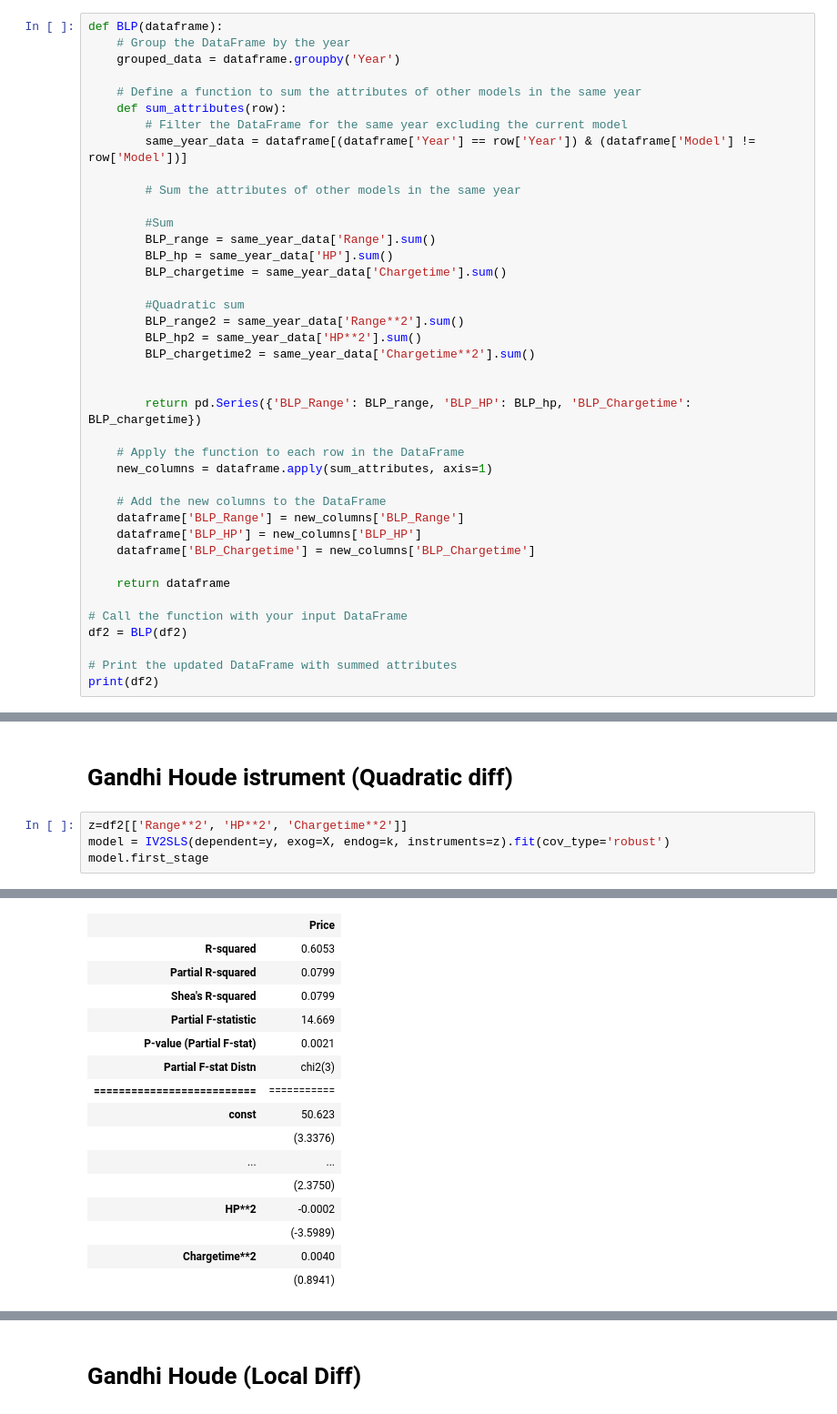
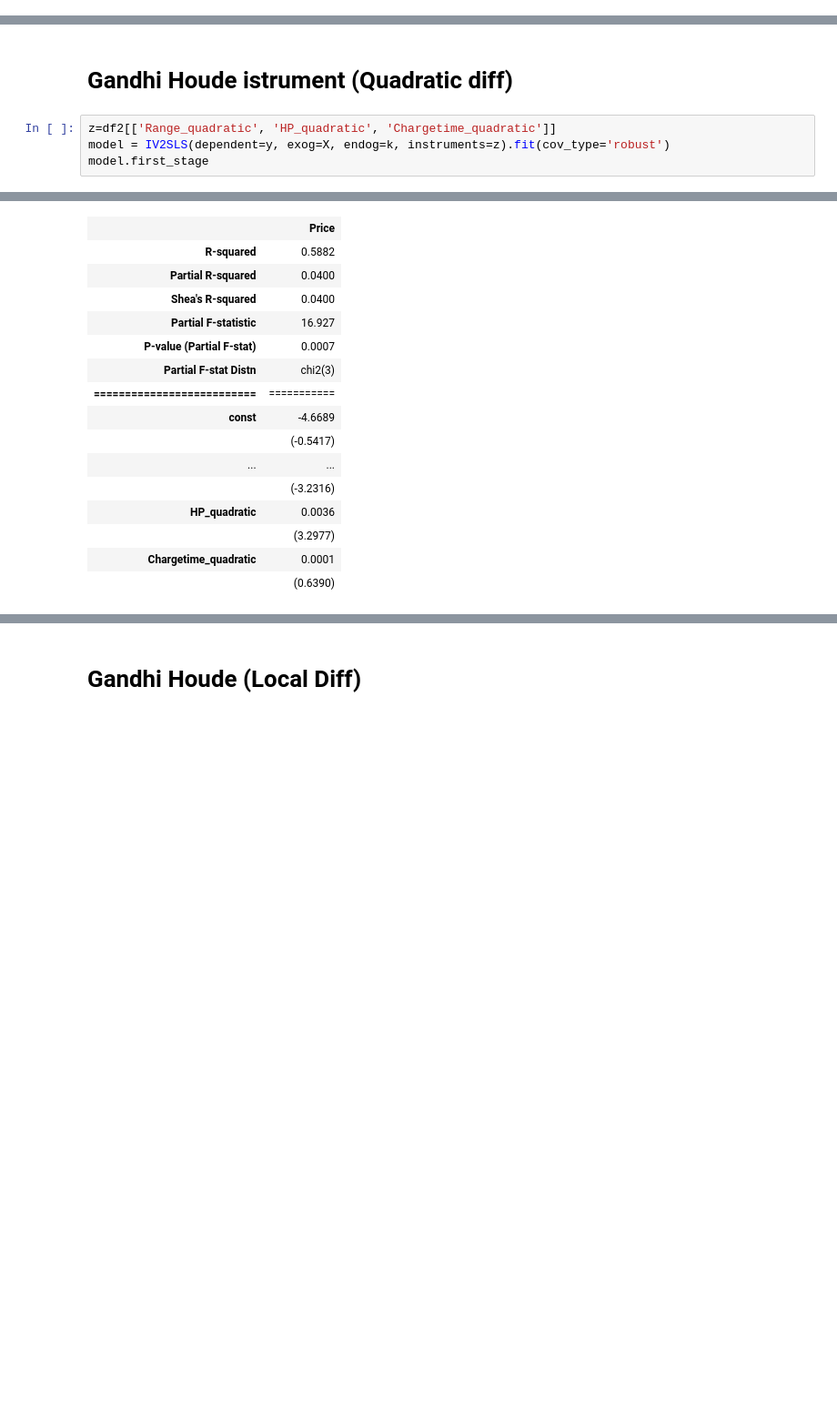
Before and after one commit to Mikkelbos/Bachelor, a Jupyter notebook: BLP.ipynb, the cells around one changed output, grey strips where cells are left out. Shown at 91% size. Drawn from its saved outputs; the diff is of its cells as text; blank space fills up the shorter version.

```diff
--- a/BLP.ipynb
+++ b/BLP.ipynb
@@ -104,43 +105,3 @@ See the caveats in the documentation: https://pandas.pydata.org/pandas-docs/stab
 # %%
 # Copy the dataframe
 df2 = data.copy()
-# %%
-def BLP(dataframe):
-    # Group the DataFrame by the year
-    grouped_data = dataframe.groupby('Year')
-
-    # Define a function to sum the attributes of other models in the same year
-    def sum_attributes(row):
-        # Filter the DataFrame for the same year excluding the current model
-        same_year_data = dataframe[(dataframe['Year'] == row['Year']) & (dataframe['Model'] != row['Model'])]
-
-        # Sum the attributes of other models in the same year
-
-        #Sum
-        BLP_range = same_year_data['Range'].sum()
-        BLP_hp = same_year_data['HP'].sum()
-        BLP_chargetime = same_year_data['Chargetime'].sum()
-
-        #Quadratic sum
-        BLP_range2 = same_year_data['Range**2'].sum()
-        BLP_hp2 = same_year_data['HP**2'].sum()
-        BLP_chargetime2 = same_year_data['Chargetime**2'].sum()
-
-
-        return pd.Series({'BLP_Range': BLP_range, 'BLP_HP': BLP_hp, 'BLP_Chargetime': BLP_chargetime})
-
-    # Apply the function to each row in the DataFrame
-    new_columns = dataframe.apply(sum_attributes, axis=1)
-
-    # Add the new columns to the DataFrame
-    dataframe['BLP_Range'] = new_columns['BLP_Range']
-    dataframe['BLP_HP'] = new_columns['BLP_HP']
-    dataframe['BLP_Chargetime'] = new_columns['BLP_Chargetime']
-
-    return dataframe
-
-# Call the function with your input DataFrame
-df2 = BLP(df2)
-
-# Print the updated DataFrame with summed attributes
-print(df2)
@@ -228,26 +171,26 @@ Debiased: False
 # %% [markdown]
 # Gandhi Houde istrument (Quadratic diff)
 # %%
-z=df2[['Range**2', 'HP**2', 'Chargetime**2']]
+z=df2[['Range_quadratic', 'HP_quadratic', 'Chargetime_quadratic']]
 model = IV2SLS(dependent=y, exog=X, endog=k, instruments=z).fit(cov_type='robust')
 model.first_stage
 # %% [output]
 First Stage Estimation Results
 |  | Price |
-| R-squared | 0.6053 |
-| Partial R-squared | 0.0799 |
-| Shea's R-squared | 0.0799 |
-| Partial F-statistic | 14.669 |
-| P-value (Partial F-stat) | 0.0021 |
+| R-squared | 0.5882 |
+| Partial R-squared | 0.0400 |
+| Shea's R-squared | 0.0400 |
+| Partial F-statistic | 16.927 |
+| P-value (Partial F-stat) | 0.0007 |
 | Partial F-stat Distn | chi2(3) |
 | ========================== | =========== |
-| const | 50.623 |
-|  | (3.3376) |
+| const | -4.6689 |
+|  | (-0.5417) |
 | ... | ... |
-|  | (2.3750) |
-| HP**2 | -0.0002 |
-|  | (-3.5989) |
-| Chargetime**2 | 0.0040 |
-|  | (0.8941) |
+|  | (-3.2316) |
+| HP_quadratic | 0.0036 |
+|  | (3.2977) |
+| Chargetime_quadratic | 0.0001 |
+|  | (0.6390) |
 T-stats reported in parentheses
 T-stats use same covariance type as original model
```
Also changed, not shown: parts of 9 cells of this notebook, 1 other file.
